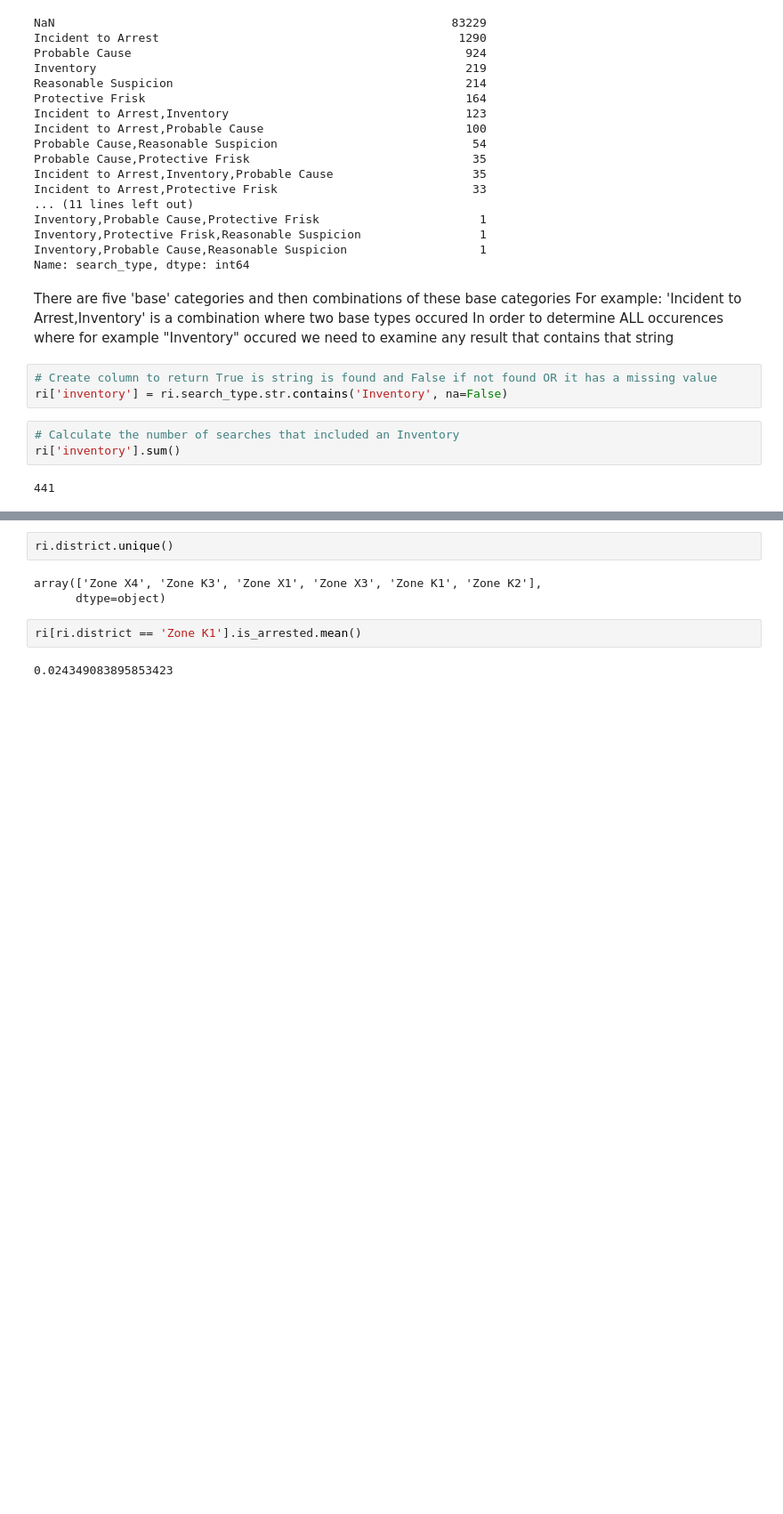
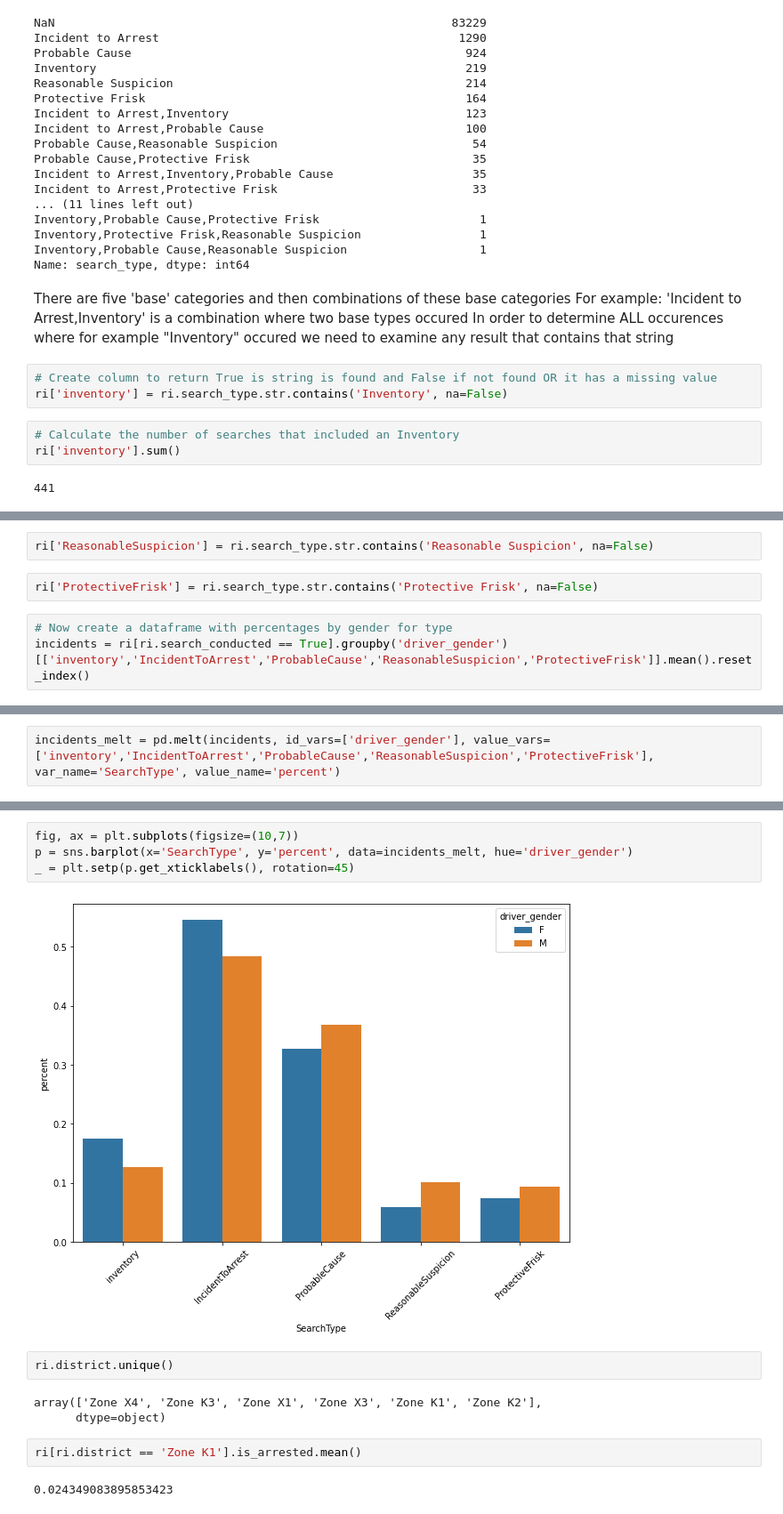
Before and after one commit to kipmadden/Stanford-Open-Policing-Project, a Jupyter notebook: Stanford Open Policing Project - Rhode Island Analysis.ipynb, the cells around one changed output, grey strips where cells are left out. Shown: that part at 89% size. Cells and saved outputs as stored; diff of their text form; blank space fills up the shorter version.

Commit message:
Added plot of search type percent by gender

```diff
--- a/Stanford Open Policing Project - Rhode Island Analysis.ipynb
+++ b/Stanford Open Policing Project - Rhode Island Analysis.ipynb
@@ -402,0 +415,7 @@ AttributeError: 'numpy.float64' object has no attribute 'mul'
+# %%
+ri['ReasonableSuspicion'] = ri.search_type.str.contains('Reasonable Suspicion', na=False)
+# %%
+ri['ProtectiveFrisk'] = ri.search_type.str.contains('Protective Frisk', na=False)
+# %%
+# Now create a dataframe with percentages by gender for type
+incidents = ri[ri.search_conducted == True].groupby('driver_gender')[['inventory','IncidentToArrest','ProbableCause','ReasonableSuspicion','ProtectiveFrisk']].mean().reset_index()
@@ -402,0 +428,2 @@ AttributeError: 'numpy.float64' object has no attribute 'mul'
+# %%
+incidents_melt = pd.melt(incidents, id_vars=['driver_gender'], value_vars=['inventory','IncidentToArrest','ProbableCause','ReasonableSuspicion','ProtectiveFrisk'], var_name='SearchType', value_name='percent')
@@ -403,3 +439,9 @@ AttributeError: 'numpy.float64' object has no attribute 'mul'
+# %%
+fig, ax = plt.subplots(figsize=(10,7))
+p = sns.barplot(x='SearchType', y='percent', data=incidents_melt, hue='driver_gender')
+_ = plt.setp(p.get_xticklabels(), rotation=45)
+# %% [output]
+[figure, added]
 # %%
 ri.district.unique()
 # %% [output]
```
Also changed, not shown: parts of 6 cells of this notebook.
